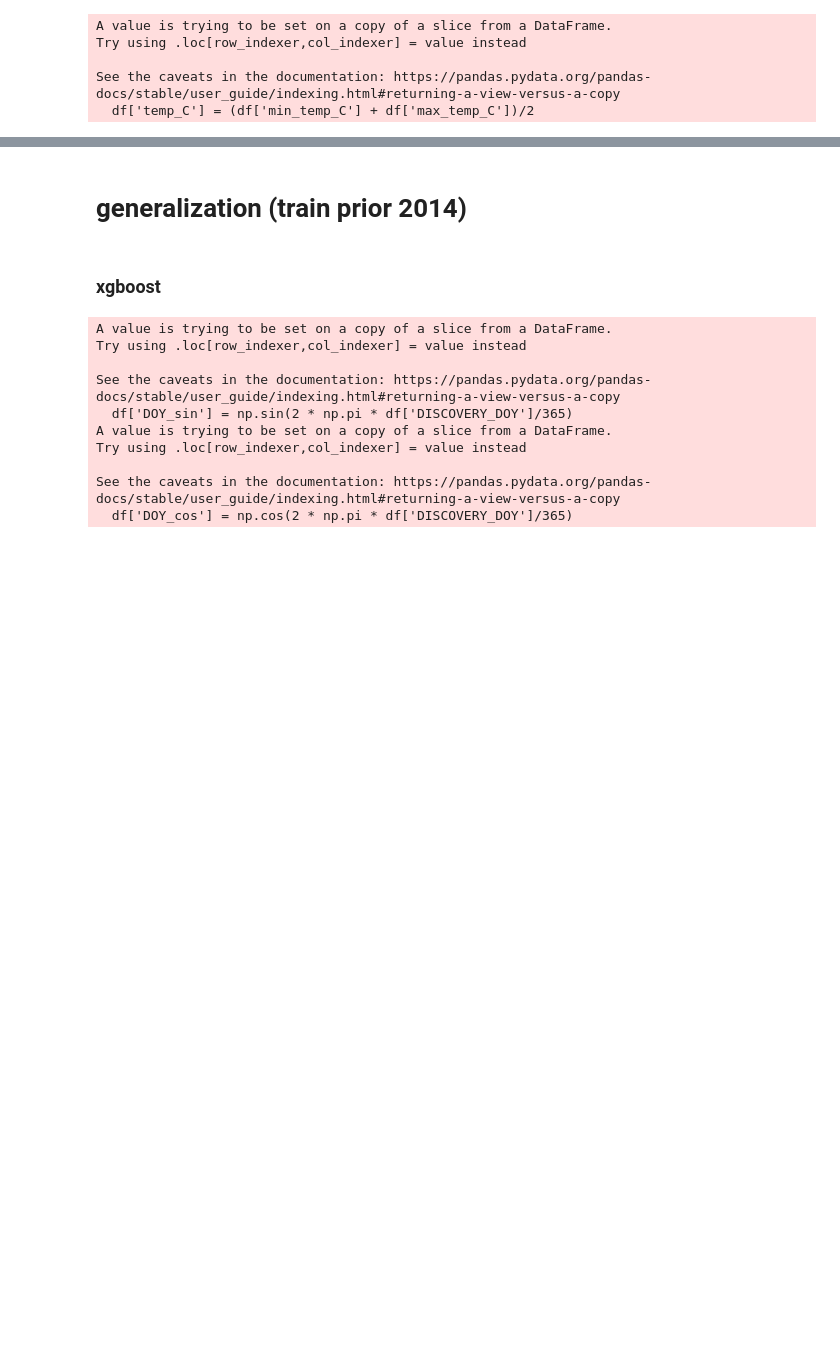
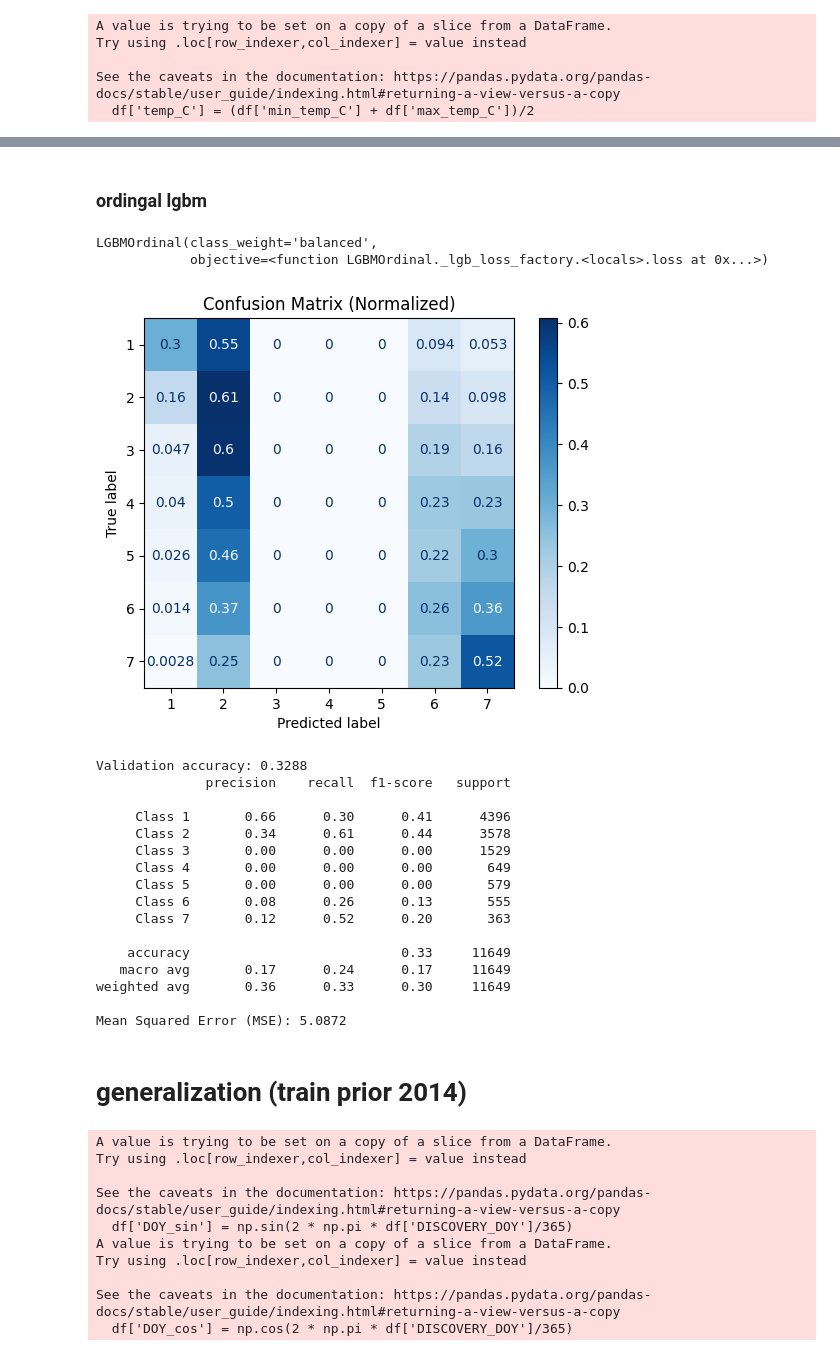
Before and after one commit to jmo2171/ml-climate, a Jupyter notebook: src/traditional_models/wildfire_correlation_models.ipynb, the cells around one changed output, grey strips where cells are left out. Cells and saved outputs as stored; diff of their text form; code cells hidden in the pictures; blank space fills up the shorter version.

```diff
--- a/src/traditional_models/wildfire_correlation_models.ipynb
+++ b/src/traditional_models/wildfire_correlation_models.ipynb
@@ -799,7 +841,50 @@ weighted avg       0.39      0.39      0.39     11649
+# %% [markdown]
+### ordingal lgbm
+# %%
+model = LGBMOrdinal(class_weight='balanced')
+model.fit(X_train, y_train)
+# %% [output]
+LGBMOrdinal(class_weight='balanced',
+            objective=<function LGBMOrdinal._lgb_loss_factory.<locals>.loss at 0x...>)
+# %%
+# Predict on validation
+y_pred = model.predict(X_val)
+
+# Confusion matrix
+cm = confusion_matrix(y_val, y_pred, normalize='true')
+disp = ConfusionMatrixDisplay(confusion_matrix=cm, display_labels=np.arange(1, len(class_counts)+1))
+disp.plot(cmap='Blues')
+plt.title("Confusion Matrix (Normalized)")
+plt.show()
+
+# Accuracy and classification report
+acc = (y_pred == y_val).mean()
+print(f"Validation accuracy: {acc:.4f}")
+print(classification_report(y_val, y_pred, target_names=[f"Class {i}" for i in range(1, len(class_counts)+1)]))
+
+# Mean Squared Error
+mse = mean_squared_error(y_val, y_pred)
+print(f"Mean Squared Error (MSE): {mse:.4f}")
+# %% [output]
+[figure, added]
+Validation accuracy: 0.3288
+              precision    recall  f1-score   support
+
+     Class 1       0.66      0.30      0.41      4396
+     Class 2       0.34      0.61      0.44      3578
+     Class 3       0.00      0.00      0.00      1529
+     Class 4       0.00      0.00      0.00       649
+     Class 5       0.00      0.00      0.00       579
+     Class 6       0.08      0.26      0.13       555
+     Class 7       0.12      0.52      0.20       363
+
+    accuracy                           0.33     11649
+   macro avg       0.17      0.24      0.17     11649
+weighted avg       0.36      0.33      0.30     11649
+
+Mean Squared Error (MSE): 5.0872
 # %% [markdown]
 # generalization (train prior 2014)
-# %% [markdown]
-### xgboost
 # %%
 
 
```
Also changed, not shown: parts of 29 cells of this notebook.
